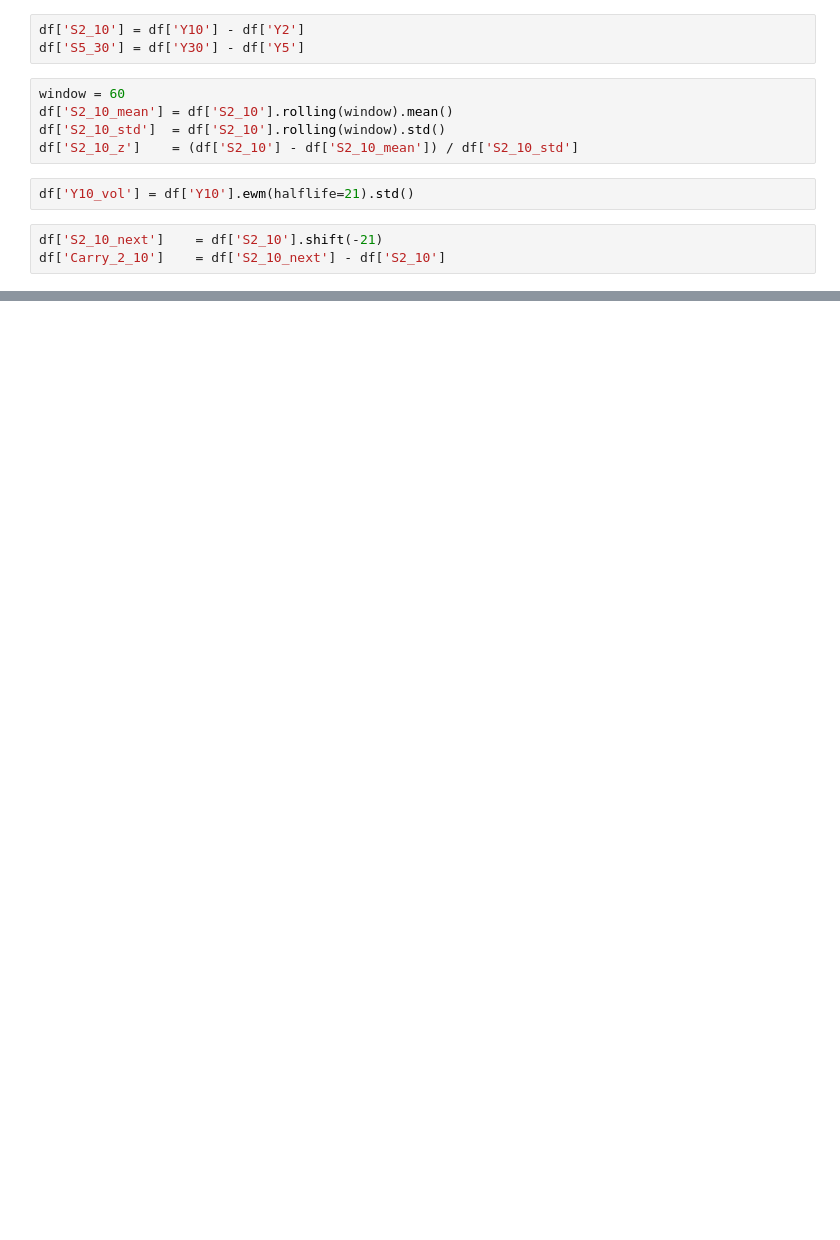
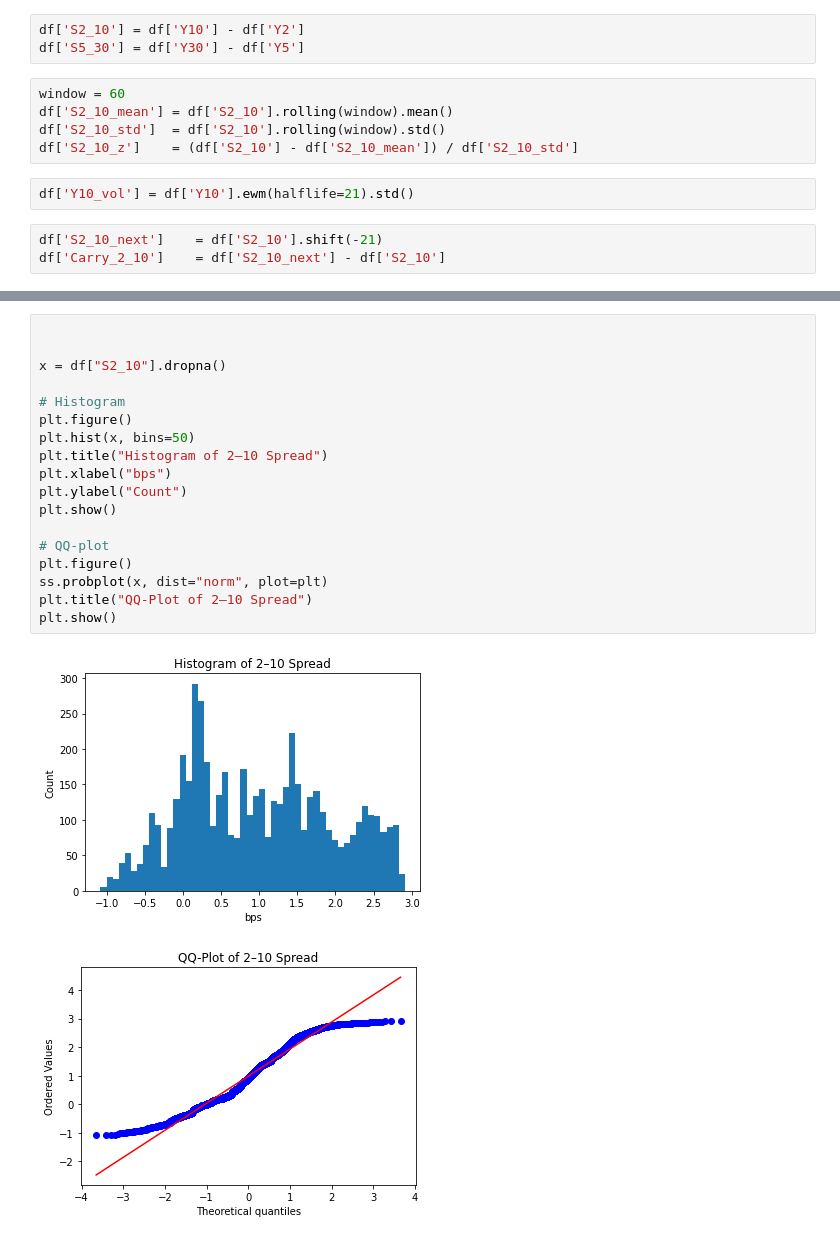
Before and after one commit to kjfordwor/treasury-curve-project, a Jupyter notebook: Part1.ipynb, the cells around one changed output, grey strips where cells are left out. Drawn from its saved outputs; the diff is of its cells as text; blank space fills up the shorter version.

```diff
--- a/Part1.ipynb
+++ b/Part1.ipynb
@@ -31,0 +49,21 @@ df['Carry_2_10']    = df['S2_10_next'] - df['S2_10']
+# %%
+
+
+x = df["S2_10"].dropna()
+
+# Histogram
+plt.figure()
+plt.hist(x, bins=50)
+plt.title("Histogram of 2–10 Spread")
+plt.xlabel("bps")
+plt.ylabel("Count")
+plt.show()
+
+# QQ-plot
+plt.figure()
+ss.probplot(x, dist="norm", plot=plt)
+plt.title("QQ-Plot of 2–10 Spread")
+plt.show()
+# %% [output]
+[figure, added]
+[figure, added]
```
Also changed, not shown: parts of 6 cells of this notebook.
